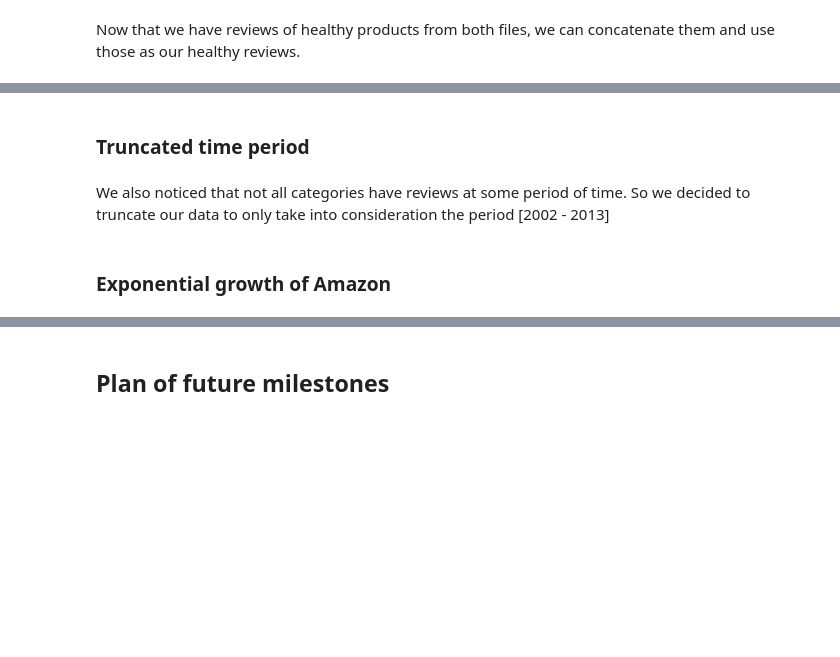
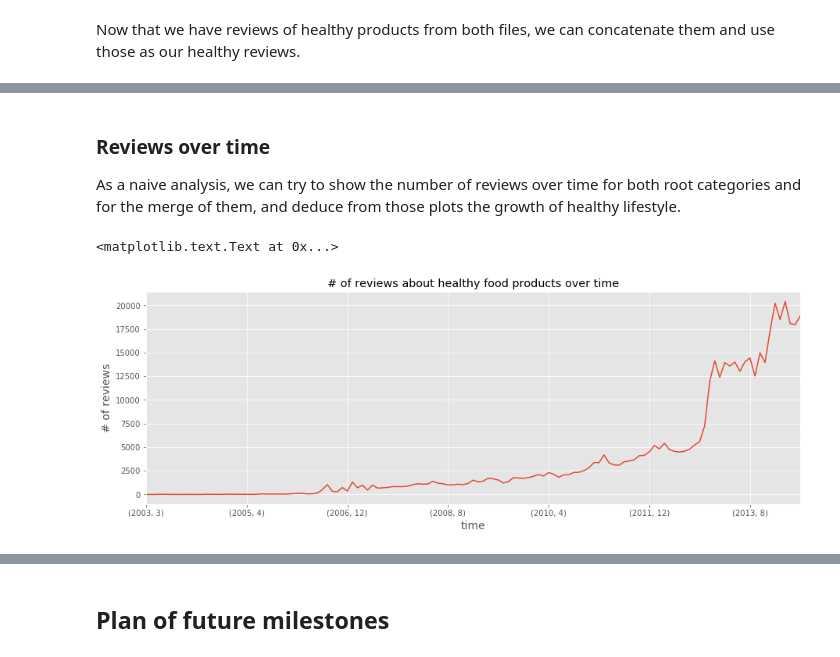
Before and after one commit to darioAnongba/EPFL-ADA, a Jupyter notebook: project/Report.ipynb, the cells around one changed output, grey strips where cells are left out. Cells and saved outputs as stored; diff of their text form; code cells hidden in the pictures; blank space fills up the shorter version.

```diff
--- a/project/Report.ipynb
+++ b/project/Report.ipynb
@@ -89,10 +173,12 @@ healthy_food_df = pd.read_pickle(DATA_DIR + 'healthy_food_df')
+# %%
+def truncate_date_df(df, col_name='datetime', from_date='2003-01-01', to_date='2014-07-01'):
+    return df[(df[col_name] >= from_date) & (df[col_name] < to_date)]
 # %%
-'''
-# Sports
-sports_reviews_df = pd.read_pickle(DATA_DIR + 'sports_reviews_df')
-sports_meta_df = pd.read_pickle(DATA_DIR + 'sports_meta_df')
-healthy_sports_df = pd.read_pickle(DATA_DIR + 'healthy_sports_df')
-'''
+# Healthy food
+healthy_food_df = truncate_date_df(pd.read_pickle(DATA_DIR + 'healthy_food_df'))
+
+# Healthy sport
+healthy_sports_df = truncate_date_df(pd.read_pickle(DATA_DIR + 'healthy_sports_df'))
 # %% [markdown]
 Now that we have reviews of healthy products from both files, we can concatenate them and use those as our healthy reviews.
 # %%
@@ -138,4 +196,0 @@ sports_cat_count_df.head(20)
-# %% [markdown]
-### Truncated time period
-# %% [markdown]
-We also noticed that not all categories have reviews at some period of time. So we decided to truncate our data to only take into consideration the period [2002 - 2013]
@@ -144,2 +197,12 @@ We also noticed that not all categories have reviews at some period of time. So
-# %% [markdown]
-### Exponential growth of Amazon
+# %% [markdown]
+### Reviews over time
+
+As a naive analysis, we can try to show the number of reviews over time for both root categories and for the merge of them, and deduce from those plots the growth of healthy lifestyle.
+# %%
+healthy_food_df.groupby([healthy_food_df.datetime.dt.year,
+                         healthy_food_df.datetime.dt.month]).agg('count')['asin'].plot(title='# of reviews about healthy food products over time')
+plt.xlabel('time', fontsize=14)
+plt.ylabel('# of reviews', fontsize=14)
+# %% [output]
+<matplotlib.text.Text at 0x...>
+[figure, added]
```
Also changed, not shown: parts of 40 cells of this notebook, 1 other file.
